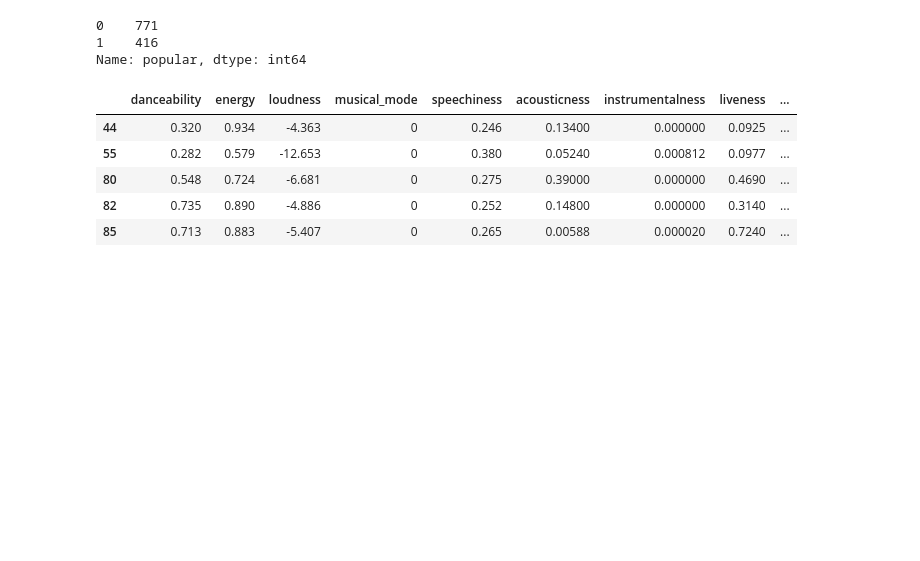
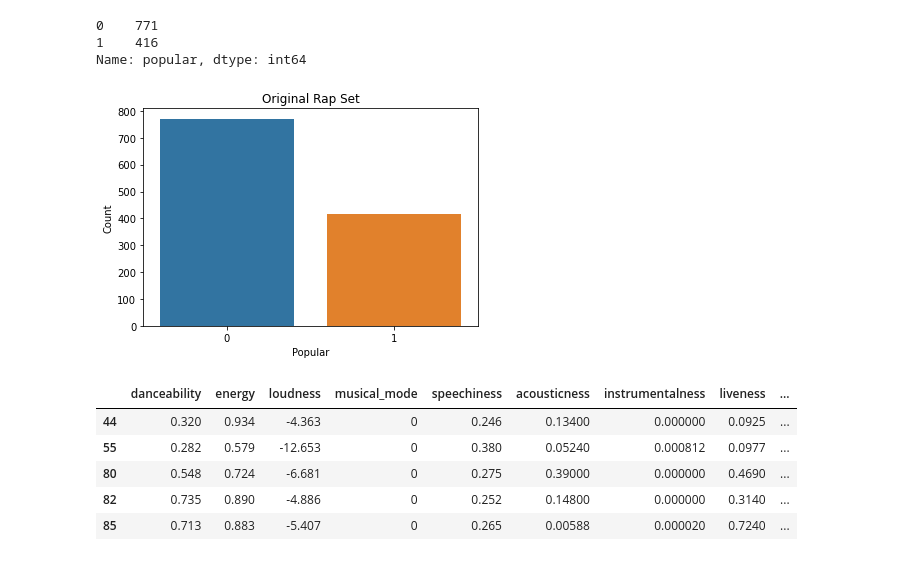
Before and after one commit to bmccabe96/Spotify_Popularity_Classification, a Jupyter notebook: Spotify_EDA.ipynb, the cells around one changed output. Saved outputs shown, nothing was run; the diff lists cells and outputs as text; code cells hidden in the pictures; blank space fills up the shorter version.

```diff
--- a/Spotify_EDA.ipynb
+++ b/Spotify_EDA.ipynb
@@ -178,6 +178,14 @@ rap_df.popular.value_counts()
 0    771
 1    416
 Name: popular, dtype: int64
+# %%
+sns.barplot(rap_df.popular.value_counts().index, rap_df.popular.value_counts())
+plt.title('Original Rap Set')
+plt.ylabel('Count')
+plt.xlabel('Popular')
+plt.savefig("pics/orig_pop_count_rap.png")
+# %% [output]
+[figure, added]
 # %%
 rap_df.head()
 # %% [output]
```
Also changed, not shown: parts of 4 cells of this notebook, 3 other files.
